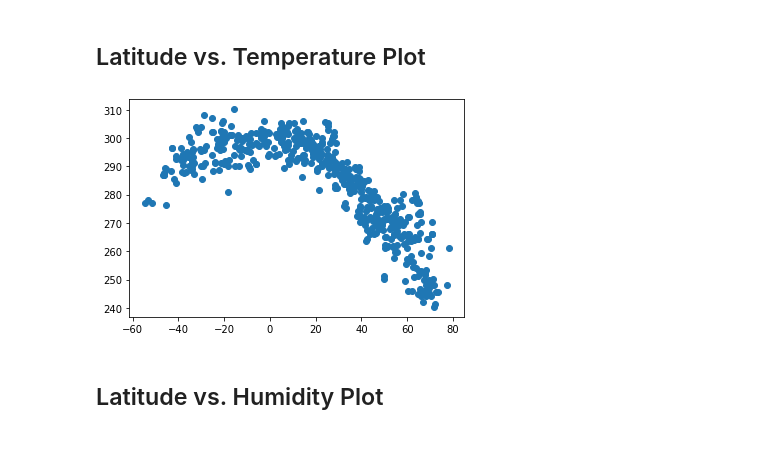
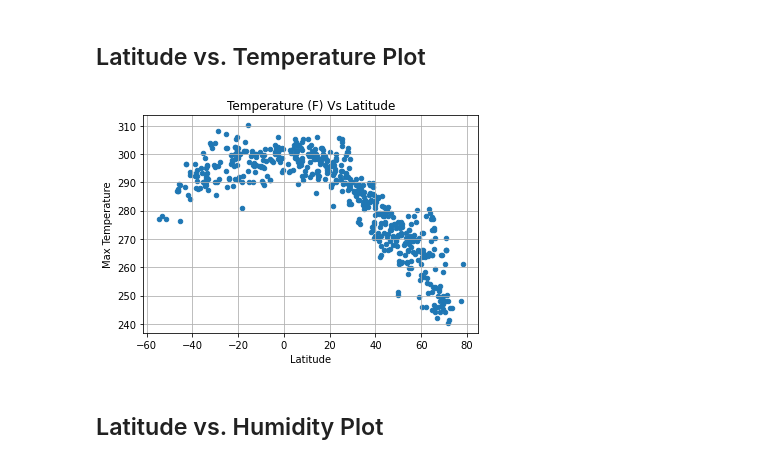
Before and after one commit to supriyada/Python-API-challenge, a Jupyter notebook: WeatherPy/WeatherPy.ipynb, the cells around one changed output. Cells and saved outputs as stored; diff of their text form; code cells hidden in the pictures.

Commit message:
scatter plot on latitude with other parameters

```diff
--- a/WeatherPy/WeatherPy.ipynb
+++ b/WeatherPy/WeatherPy.ipynb
@@ -93,6 +95,7 @@ error_city = []
 for city in cities:
     query_url = url + "appid=" + weather_api_key + "&q=" + city
     response = requests.get(query_url).json()
+    time.sleep(1)
 
     try:
         city_name.append(city)
@@ -104,18 +107,10 @@ for city in cities:
         longitude.append(response['coord']['lon'])
         max_temp.append(response['main']['temp_max'])
         wind_Speed.append(response['wind']['speed'])
+
     except:
         error_city.append(city)
         city_name.pop()
-        #city_name.append(city)
-        #cloudiness.append('')
-        #country.append('')
-        #date.append('')
-        #humidity.append('')
-        #latitude.append('')
-        #longitude.append('')
-        #max_temp.append('')
-        #wind_Speed.append('')
 
 print(f'Number of cities errored out: {len(error_city)}')
 print(f'Number of cities : {len(city_name)}')
@@ -202,14 +202,12 @@ dtype: int64
 * Save the plotted figures as .pngs.
 # %% [markdown]
 ## Latitude vs. Temperature Plot
-# %%
-x_values = weather_data['Latitude']
-y_values = weather_data['Max Temperature']
-
-fig1,ax1 = plt.subplots()
-ax1.scatter(x_values,y_values,marker = 'o')
-plt.show()
-# %% [output]
-[figure, removed]
+# %%
+weather_data.plot(kind = 'scatter',x = 'Latitude', y= 'Max Temperature',title = 'Temperature (F) Vs Latitude',grid = True)
+
+plt.savefig("Output Data/lat_vs_temp.png")
+plt.show()
+# %% [output]
+[figure, added]
 # %% [markdown]
 ## Latitude vs. Humidity Plot
```
Also changed, not shown: parts of 6 cells of this notebook, 4 other files.
